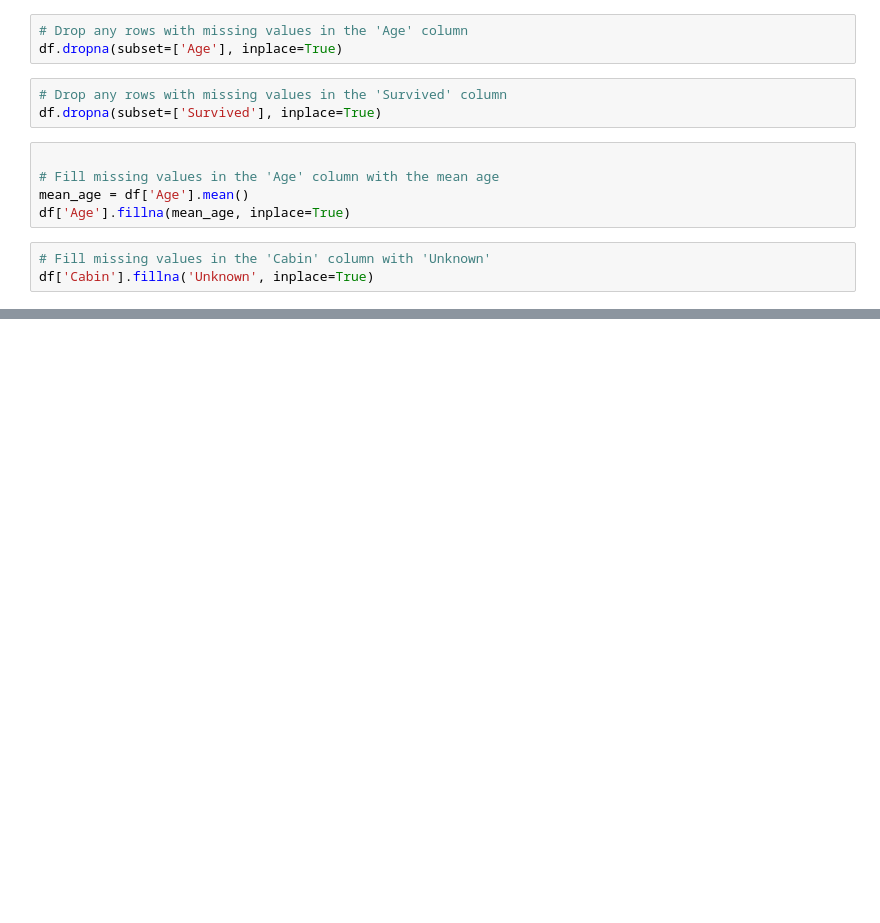
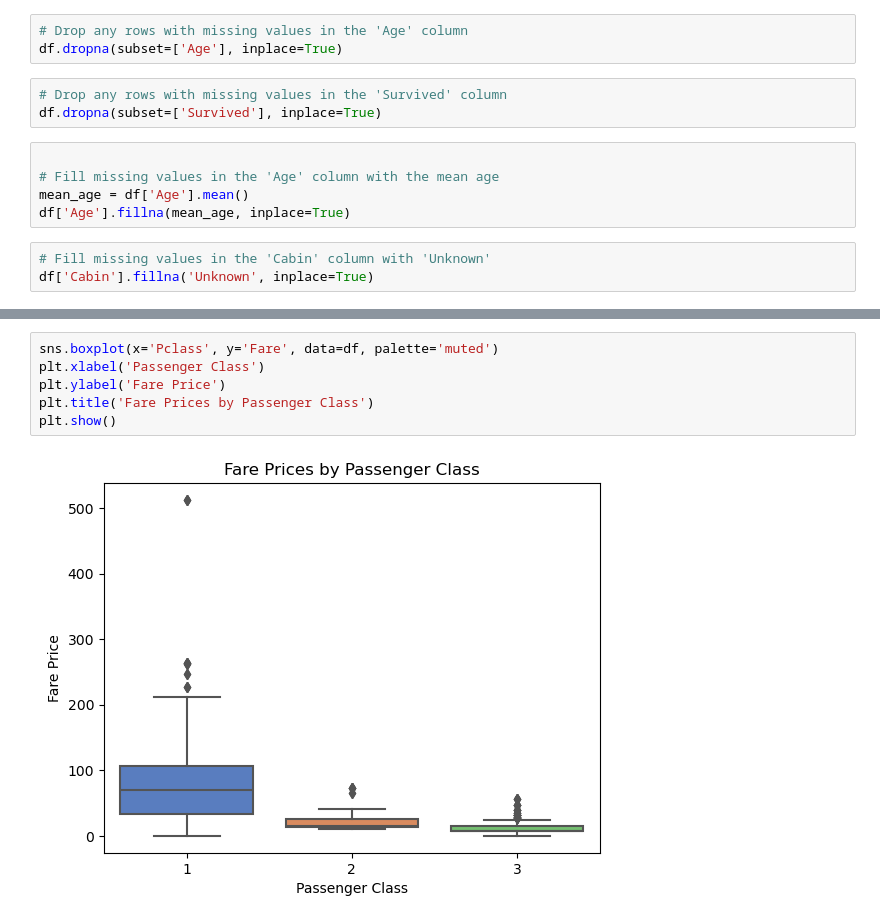
Before and after one commit to jodahe1/Titanic---Machine-Learning-from-Disaster, a Jupyter notebook: titanic/Scripts/Titanic.ipynb, the cells around one changed output, grey strips where cells are left out. Saved outputs shown, nothing was run; the diff lists cells and outputs as text; blank space fills up the shorter version.

```diff
--- a/titanic/Scripts/Titanic.ipynb
+++ b/titanic/Scripts/Titanic.ipynb
@@ -29,0 +49,8 @@ df['Cabin'].fillna('Unknown', inplace=True)
+# %%
+sns.boxplot(x='Pclass', y='Fare', data=df, palette='muted')
+plt.xlabel('Passenger Class')
+plt.ylabel('Fare Price')
+plt.title('Fare Prices by Passenger Class')
+plt.show()
+# %% [output]
+[figure, added]
```
Also changed, not shown: parts of 4 cells of this notebook.
